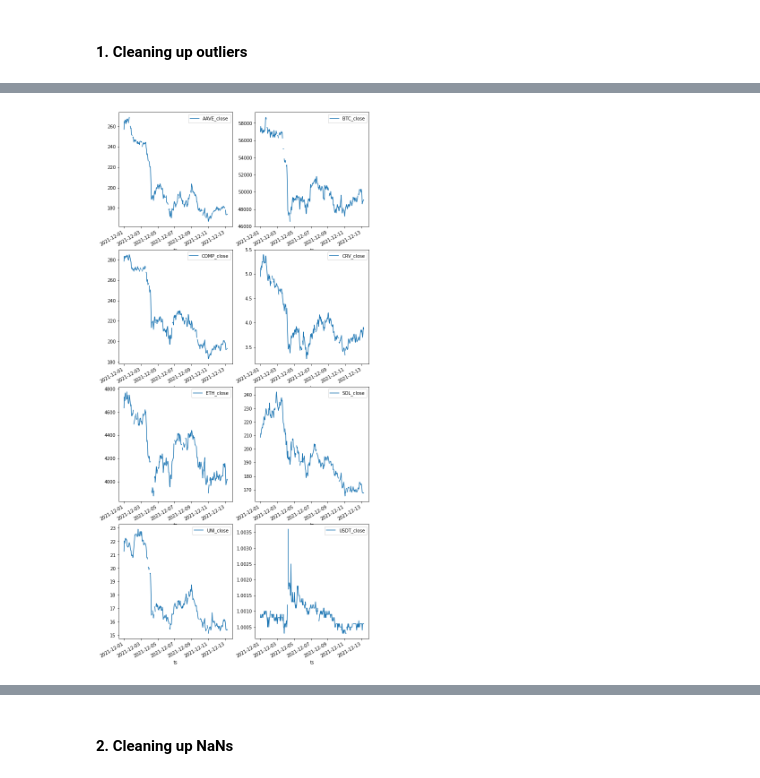
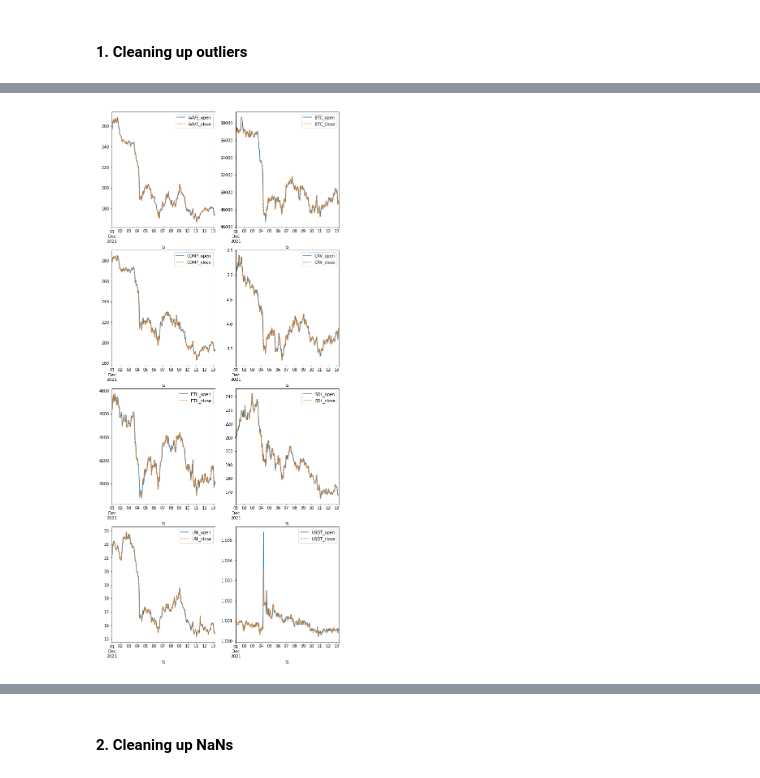
Before and after one commit to FranktheTank123/UCB-MFE-python-preprogram, a Jupyter notebook: Homeworks/HW3/tushar_jain/hw3.ipynb, the cells around one changed output, grey strips where cells are left out. Drawn from its saved outputs; the diff is of its cells as text; code cells hidden in the pictures.

```diff
--- a/Homeworks/HW3/tushar_jain/hw3.ipynb
+++ b/Homeworks/HW3/tushar_jain/hw3.ipynb
@@ -78,2 +124,4 @@ create_graphs(df, 'close')
-# %%
-df['close'] = df['close'].mask(df['close']/df['open'] < 0.5, 0.5 * (df['high'] + df['low']))
+# %%
+for token in df.token.unique():
+    df.loc[df['token']==token, 'next_open'] = df.loc[df['token']==token, 'open'].shift(-1)
+df.head(10)
@@ -79,0 +166,3 @@ df['close'] = df['close'].mask(df['close']/df['open'] < 0.5, 0.5 * (df['high'] +
+# %%
+df['close'] = df['close'].mask(df['close']/df['open'] > 2.0, df['next_open'])
+create_graphs(df, ('close', ))
@@ -79,0 +171,3 @@ df['close'] = df['close'].mask(df['close']/df['open'] < 0.5, 0.5 * (df['high'] +
+# %%
+df['close'] = df['close'].mask(df['close']/df['open'] < 0.5, df['next_open'])
+create_graphs(df, ('close', ))
@@ -80,4 +176,4 @@ df['close'] = df['close'].mask(df['close']/df['open'] < 0.5, 0.5 * (df['high'] +
 # %%
-create_graphs(df, 'close')
+create_graphs(df, ('open', 'close',))
 # %% [output]
-[figure, old version]
+[figure, new version]
```
Also changed, not shown: parts of 29 cells of this notebook.
